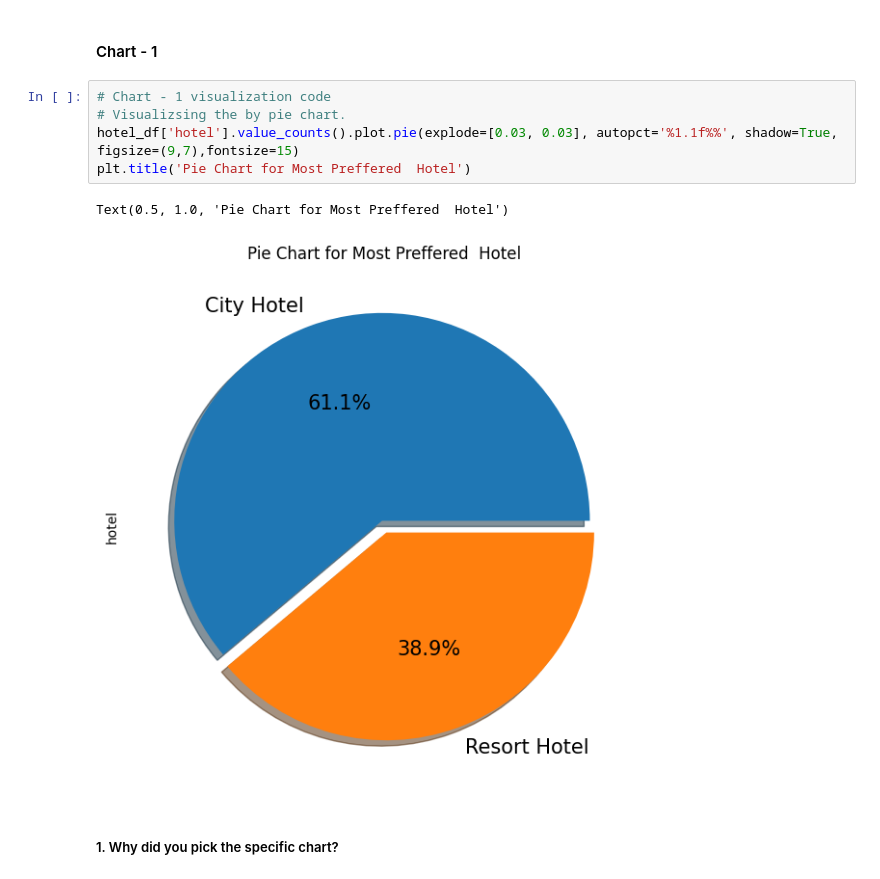
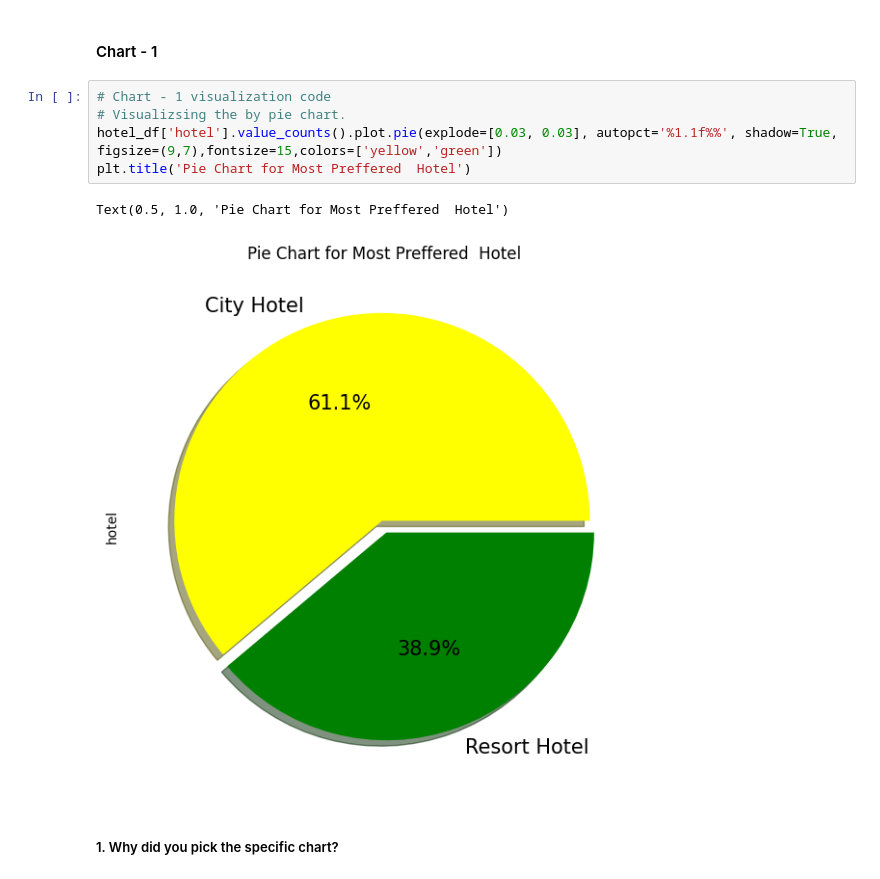
Before and after one commit to shubham19nijwala/EDA-Hotel_Booking, a Jupyter notebook: EDA_on_Hotel_Booking.ipynb, the cells around one changed output. Saved outputs shown, nothing was run; the diff lists cells and outputs as text.

```diff
--- a/EDA_on_Hotel_Booking.ipynb
+++ b/EDA_on_Hotel_Booking.ipynb
@@ -473,11 +473,11 @@ In this way, we have removed unneccesary data & make our data clean and ready to
 # %%
 # Chart - 1 visualization code
 # Visualizsing the by pie chart.
-hotel_df['hotel'].value_counts().plot.pie(explode=[0.03, 0.03], autopct='%1.1f%%', shadow=True, figsize=(9,7),fontsize=15)
+hotel_df['hotel'].value_counts().plot.pie(explode=[0.03, 0.03], autopct='%1.1f%%', shadow=True, figsize=(9,7),fontsize=15,colors=['yellow','green'])
 plt.title('Pie Chart for Most Preffered  Hotel')
 # %% [output]
 Text(0.5, 1.0, 'Pie Chart for Most Preffered  Hotel')
-[figure, old version]
+[figure, new version]
 # %% [markdown]
 ##### 1. Why did you pick the specific chart?
 # %% [markdown]
```
Also changed, not shown: parts of 29 cells of this notebook.
